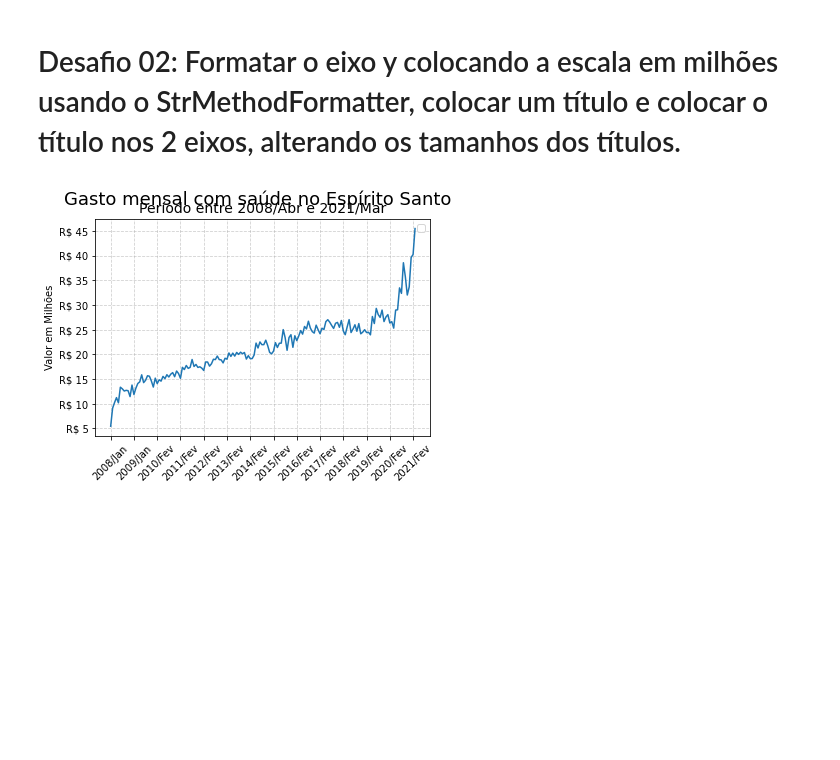
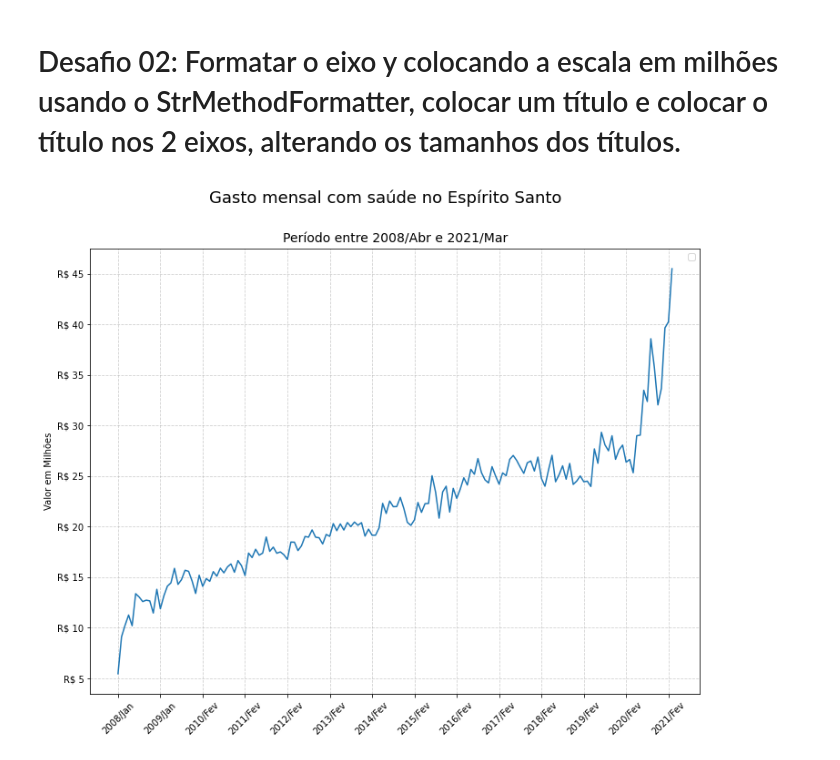
Before and after one commit to antoniodragoc/Bootcamp_Data_Science_Aplicada, a Jupyter notebook: Modulo02/m02a03.ipynb, the cells around one changed output. Cells and saved outputs as stored; diff of their text form; code cells hidden in the pictures; blank space fills up the shorter version.

```diff
--- a/Modulo02/m02a03.ipynb
+++ b/Modulo02/m02a03.ipynb
@@ -136,27 +127,27 @@ plt.show()
 # %%
 # Input's necessários para o plot
 data = mensal
 x = mensal.index
 y = 'Espírito Santo'
 
 # Criando a figura
-plt.figure()
+plt.figure(figsize=(12,9))
 
 # Criando o gráfico
 ax = sns.lineplot(data = data, x = x, y = y)
 
 # Configuração dos eixos
 ax.xaxis.set_major_locator(ticker.IndexLocator(base = 12, offset= 0))
 ax.yaxis.set_major_formatter(ticker.StrMethodFormatter("R$ {x:,.0f}"))
 ax.set_xlabel('')
 ax.set_ylabel('Valor em Milhões')
 
 # Ajustes do plot
 plt.suptitle('Gasto mensal com saúde no '+ y , fontsize = 18)
 plt.title('Período entre {} e {}'.format(mensal.index.min(),mensal.index.max()), fontsize = 14)
 plt.xticks(rotation = 45)
 plt.grid(linestyle = '--', alpha = 0.6)
 plt.legend('')
 plt.show()
 # %% [output]
-[figure, old version]
+[figure, new version]
```
Also changed, not shown: parts of 3 cells of this notebook, 1 other file.
